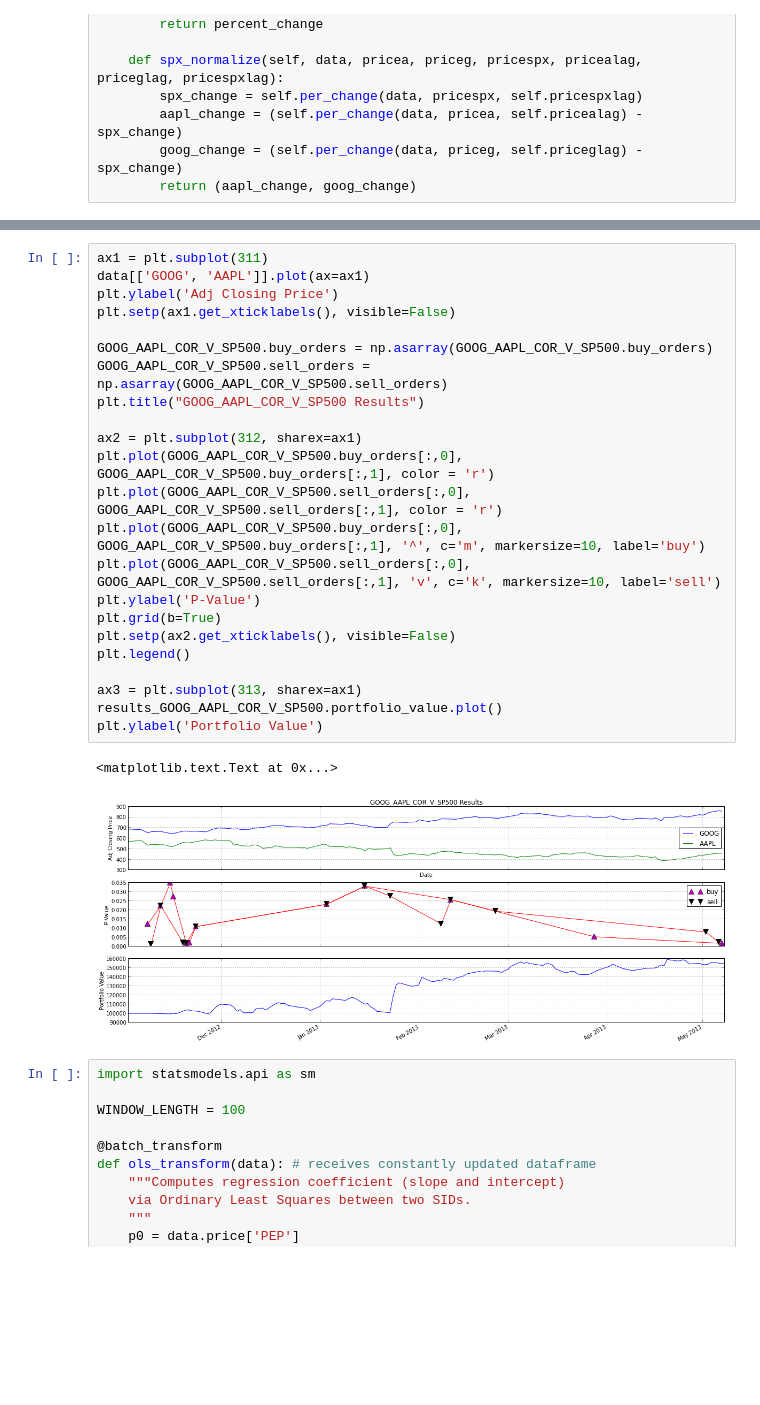
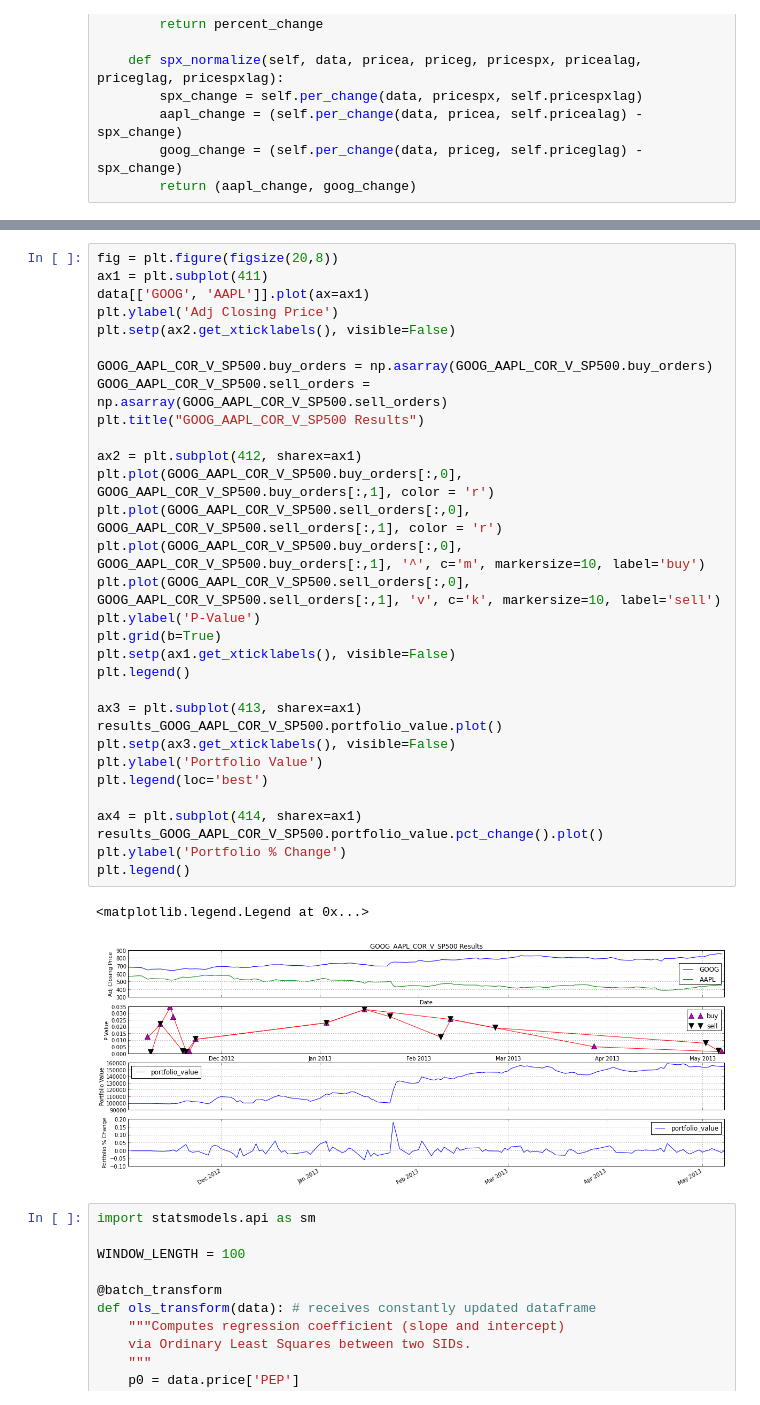
Before and after one commit to agconti/trading, a Jupyter notebook: GOOG V. AAPL Correlation Arb.ipynb, the cells around one changed output, grey strips where cells are left out. Drawn from its saved outputs; the diff is of its cells as text; blank space fills up the shorter version.

```diff
--- a/GOOG V. AAPL Correlation Arb.ipynb
+++ b/GOOG V. AAPL Correlation Arb.ipynb
@@ -309,31 +303,39 @@ nan
 2013-05-07 00:00:00+00:00: Buying 100 AAPL shares.
 2013-05-07 00:00:00+00:00: Buying 100 GOOG shares.
 # %%
-ax1 = plt.subplot(311)
+fig = plt.figure(figsize(20,8))
+ax1 = plt.subplot(411)
 data[['GOOG', 'AAPL']].plot(ax=ax1)
 plt.ylabel('Adj Closing Price')
-plt.setp(ax1.get_xticklabels(), visible=False)
+plt.setp(ax2.get_xticklabels(), visible=False)
 
 GOOG_AAPL_COR_V_SP500.buy_orders = np.asarray(GOOG_AAPL_COR_V_SP500.buy_orders)
 GOOG_AAPL_COR_V_SP500.sell_orders = np.asarray(GOOG_AAPL_COR_V_SP500.sell_orders)
 plt.title("GOOG_AAPL_COR_V_SP500 Results")
 
-ax2 = plt.subplot(312, sharex=ax1)
+ax2 = plt.subplot(412, sharex=ax1)
 plt.plot(GOOG_AAPL_COR_V_SP500.buy_orders[:,0], GOOG_AAPL_COR_V_SP500.buy_orders[:,1], color = 'r')
 plt.plot(GOOG_AAPL_COR_V_SP500.sell_orders[:,0], GOOG_AAPL_COR_V_SP500.sell_orders[:,1], color = 'r')
 plt.plot(GOOG_AAPL_COR_V_SP500.buy_orders[:,0], GOOG_AAPL_COR_V_SP500.buy_orders[:,1], '^', c='m', markersize=10, label='buy')
 plt.plot(GOOG_AAPL_COR_V_SP500.sell_orders[:,0], GOOG_AAPL_COR_V_SP500.sell_orders[:,1], 'v', c='k', markersize=10, label='sell')
 plt.ylabel('P-Value')
 plt.grid(b=True)
-plt.setp(ax2.get_xticklabels(), visible=False)
+plt.setp(ax1.get_xticklabels(), visible=False)
 plt.legend()
 
-ax3 = plt.subplot(313, sharex=ax1)
+ax3 = plt.subplot(413, sharex=ax1)
 results_GOOG_AAPL_COR_V_SP500.portfolio_value.plot()
+plt.setp(ax3.get_xticklabels(), visible=False)
 plt.ylabel('Portfolio Value')
+plt.legend(loc='best')
+
+ax4 = plt.subplot(414, sharex=ax1)
+results_GOOG_AAPL_COR_V_SP500.portfolio_value.pct_change().plot()
+plt.ylabel('Portfolio % Change')
+plt.legend()
 # %% [output]
-<matplotlib.text.Text at 0x...>
+<matplotlib.legend.Legend at 0x...>
-[figure, old version]
+[figure, new version]
 # %%
 import statsmodels.api as sm
 
```
Also changed, not shown: parts of 3 cells of this notebook.
